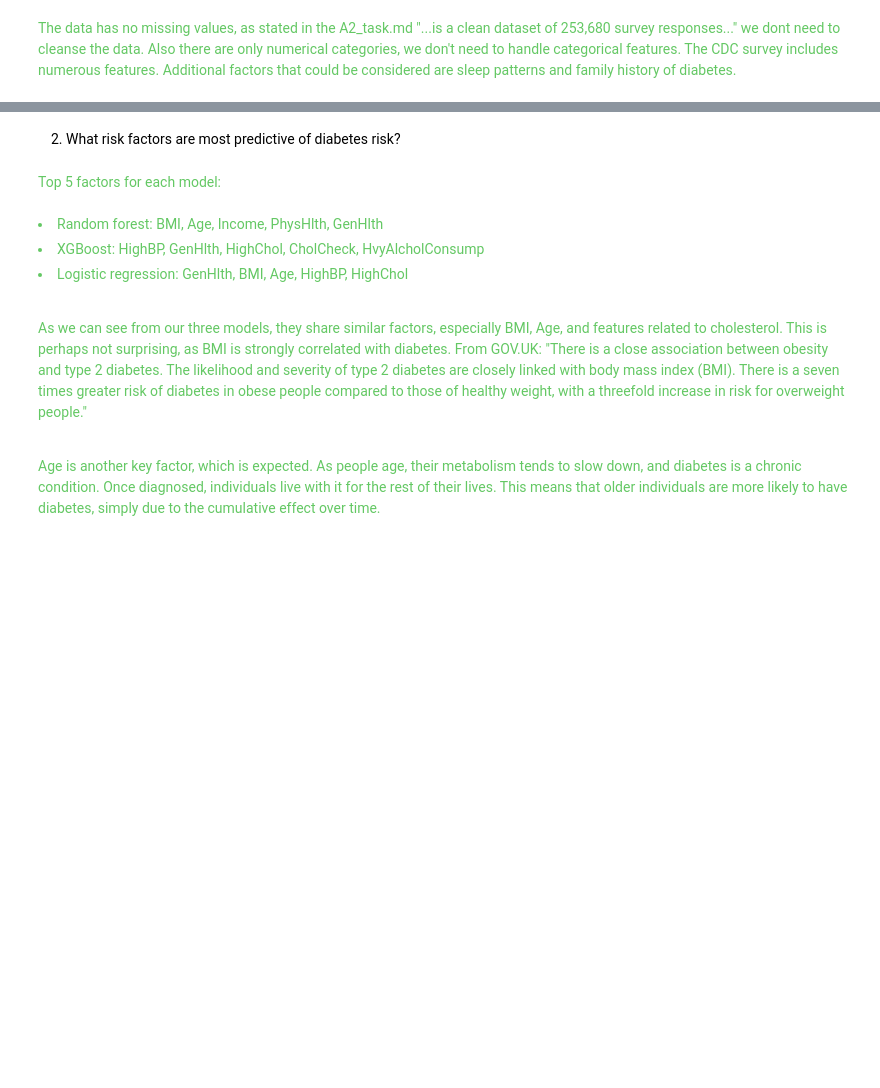
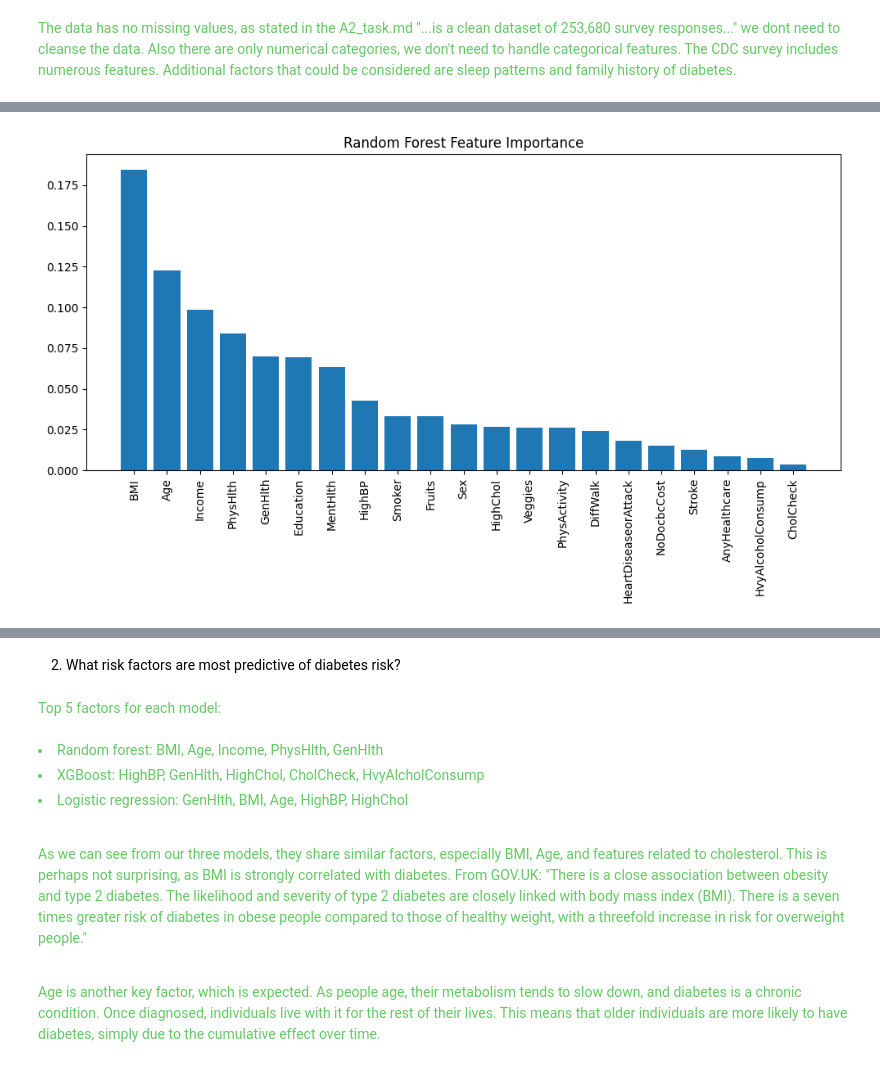
Before and after one commit to VegardMytting/IE500618-Machine-Learning, a Jupyter notebook: Assignment 2 - Diabetes Classification/A2.ipynb, the cells around one changed output, grey strips where cells are left out. Saved outputs shown, nothing was run; the diff lists cells and outputs as text; code cells hidden in the pictures; blank space fills up the shorter version.

```diff
--- a/Assignment 2 - Diabetes Classification/A2.ipynb
+++ b/Assignment 2 - Diabetes Classification/A2.ipynb
@@ -144,0 +194,12 @@ plt.show()
+# %%
+importances_rf = rf.feature_importances_
+indices_rf = np.argsort(importances_rf)[::-1]
+
+plt.figure(figsize=(10,6))
+plt.title('Random Forest Feature Importance')
+plt.bar(range(x_train.shape[1]), importances_rf[indices_rf], align='center')
+plt.xticks(range(x_train.shape[1]), x.columns[indices_rf], rotation=90)
+plt.tight_layout()
+plt.show()
+# %% [output]
+[figure, added]
```
Also changed, not shown: parts of 20 cells of this notebook.
